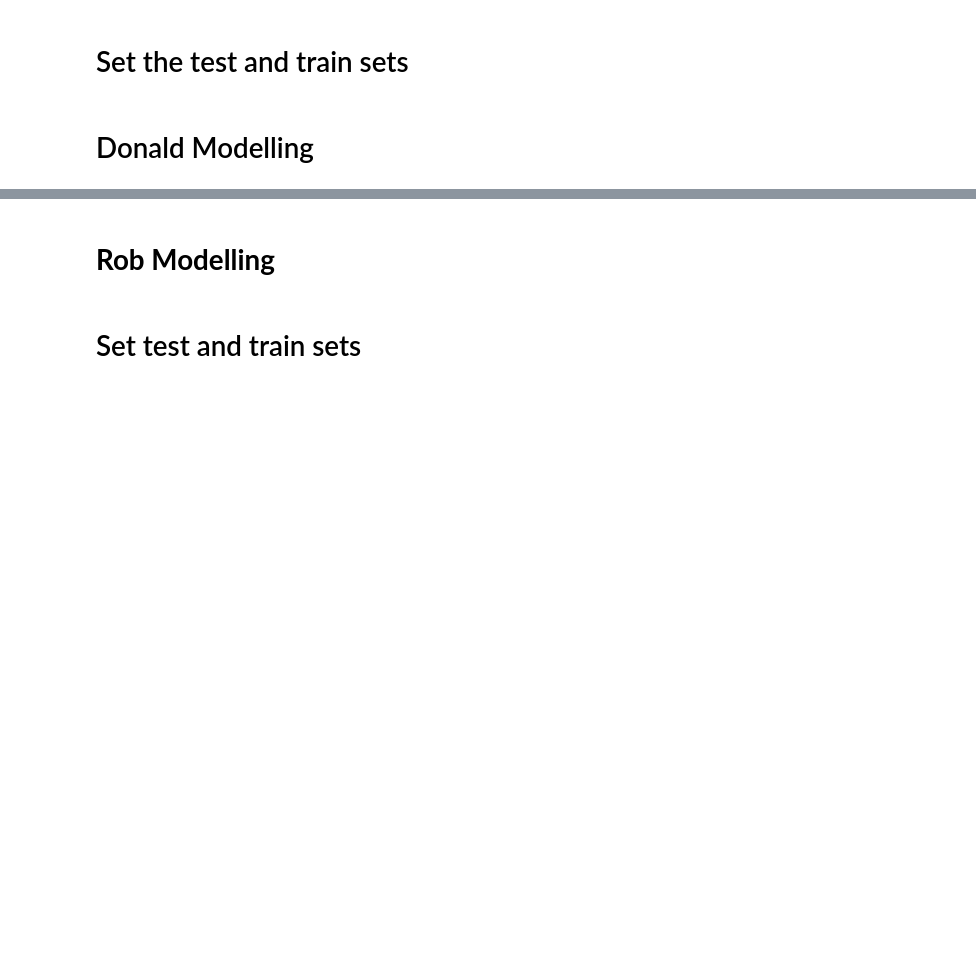
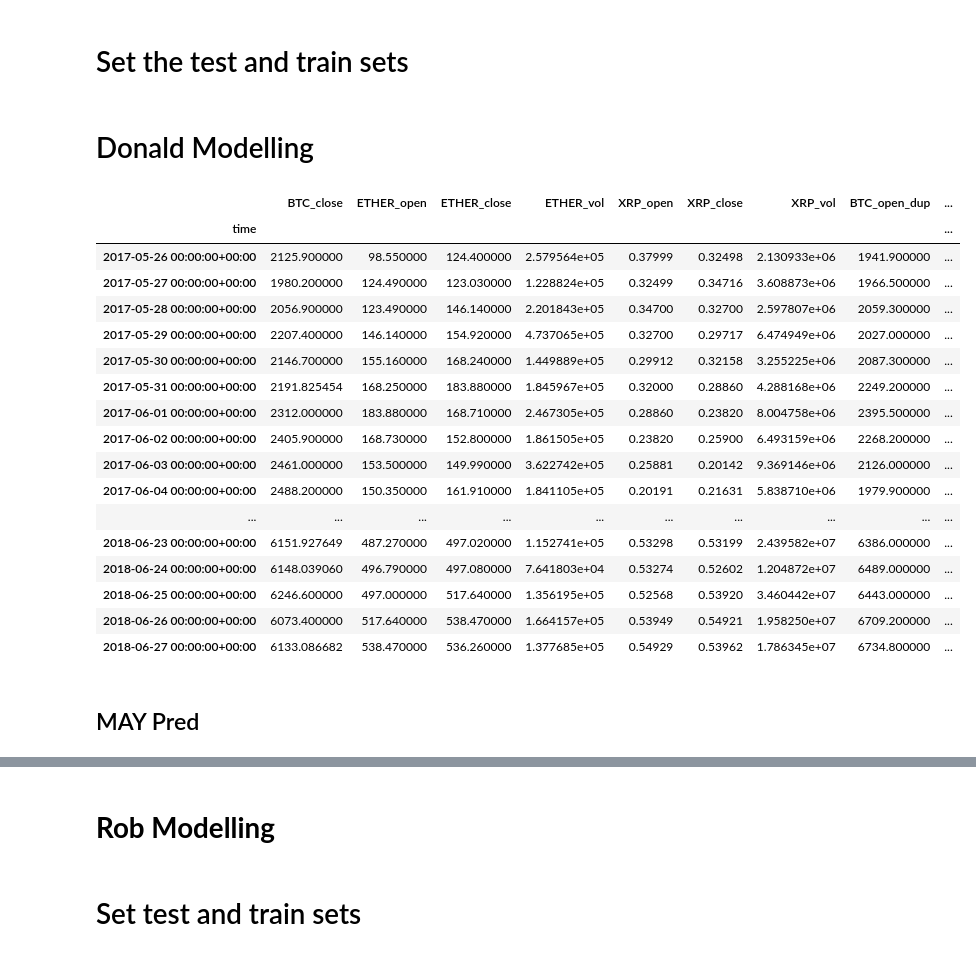
Before and after one commit to DonaldTurton/iLab2, a Jupyter notebook: Mdoelling_1.ipynb, the cells around one changed output, grey strips where cells are left out. Saved outputs shown, nothing was run; the diff lists cells and outputs as text; code cells hidden in the pictures; blank space fills up the shorter version.

```diff
--- a/Mdoelling_1.ipynb
+++ b/Mdoelling_1.ipynb
@@ -116,3 +116,33 @@ train_july = data[1:1132]
 test_july = data[1132:1139]
 # %% [markdown]
 # Donald Modelling
+# %%
+# DATA FRAME WITH DATES AS INDEX FOR PLOTS IN X AXIS
+data2 = data
+
+# Convert Date column to Date format.
+data2["time"] = pd.to_datetime(data2["time"], dayfirst=True )  #, format ='%d/%m/%y', errors='ignore'
+
+#Set Date as Index
+data2 = data2.set_index('time')#.asfreq('d')
+
+data2
+# %% [output]
+|  | BTC_close | ETHER_open | ETHER_close | ETHER_vol | XRP_open | XRP_close | XRP_vol | BTC_open_dup | ... |
+| time |  |  |  |  |  |  |  |  | ... |
+| 2017-05-26 00:00:00+00:00 | 2125.900000 | 98.550000 | 124.400000 | 2.579564e+05 | 0.37999 | 0.32498 | 2.130933e+06 | 1941.900000 | ... |
+| 2017-05-27 00:00:00+00:00 | 1980.200000 | 124.490000 | 123.030000 | 1.228824e+05 | 0.32499 | 0.34716 | 3.608873e+06 | 1966.500000 | ... |
+| 2017-05-28 00:00:00+00:00 | 2056.900000 | 123.490000 | 146.140000 | 2.201843e+05 | 0.34700 | 0.32700 | 2.597807e+06 | 2059.300000 | ... |
+| 2017-05-29 00:00:00+00:00 | 2207.400000 | 146.140000 | 154.920000 | 4.737065e+05 | 0.32700 | 0.29717 | 6.474949e+06 | 2027.000000 | ... |
+| 2017-05-30 00:00:00+00:00 | 2146.700000 | 155.160000 | 168.240000 | 1.449889e+05 | 0.29912 | 0.32158 | 3.255225e+06 | 2087.300000 | ... |
+| 2017-05-31 00:00:00+00:00 | 2191.825454 | 168.250000 | 183.880000 | 1.845967e+05 | 0.32000 | 0.28860 | 4.288168e+06 | 2249.200000 | ... |
+| 2017-06-01 00:00:00+00:00 | 2312.000000 | 183.880000 | 168.710000 | 2.467305e+05 | 0.28860 | 0.23820 | 8.004758e+06 | 2395.500000 | ... |
+| 2017-06-02 00:00:00+00:00 | 2405.900000 | 168.730000 | 152.800000 | 1.861505e+05 | 0.23820 | 0.25900 | 6.493159e+06 | 2268.200000 | ... |
+| 2017-06-03 00:00:00+00:00 | 2461.000000 | 153.500000 | 149.990000 | 3.622742e+05 | 0.25881 | 0.20142 | 9.369146e+06 | 2126.000000 | ... |
+| 2017-06-04 00:00:00+00:00 | 2488.200000 | 150.350000 | 161.910000 | 1.841105e+05 | 0.20191 | 0.21631 | 5.838710e+06 | 1979.900000 | ... |
+| ... | ... | ... | ... | ... | ... | ... | ... | ... | ... |
+| 2018-06-23 00:00:00+00:00 | 6151.927649 | 487.270000 | 497.020000 | 1.152741e+05 | 0.53298 | 0.53199 | 2.439582e+07 | 6386.000000 | ... |
+| 2018-06-24 00:00:00+00:00 | 6148.039060 | 496.790000 | 497.080000 | 7.641803e+04 | 0.53274 | 0.52602 | 1.204872e+07 | 6489.000000 | ... |
+| 2018-06-25 00:00:00+00:00 | 6246.600000 | 497.000000 | 517.640000 | 1.356195e+05 | 0.52568 | 0.53920 | 3.460442e+07 | 6443.000000 | ... |
+| 2018-06-26 00:00:00+00:00 | 6073.400000 | 517.640000 | 538.470000 | 1.664157e+05 | 0.53949 | 0.54921 | 1.958250e+07 | 6709.200000 | ... |
+| 2018-06-27 00:00:00+00:00 | 6133.086682 | 538.470000 | 536.260000 | 1.377685e+05 | 0.54929 | 0.53962 | 1.786345e+07 | 6734.800000 | ... |
@@ -118,0 +155,2 @@ test_july = data[1132:1139]
+# %% [markdown]
+## MAY Pred
```
Also changed, not shown: parts of 21 cells of this notebook.
